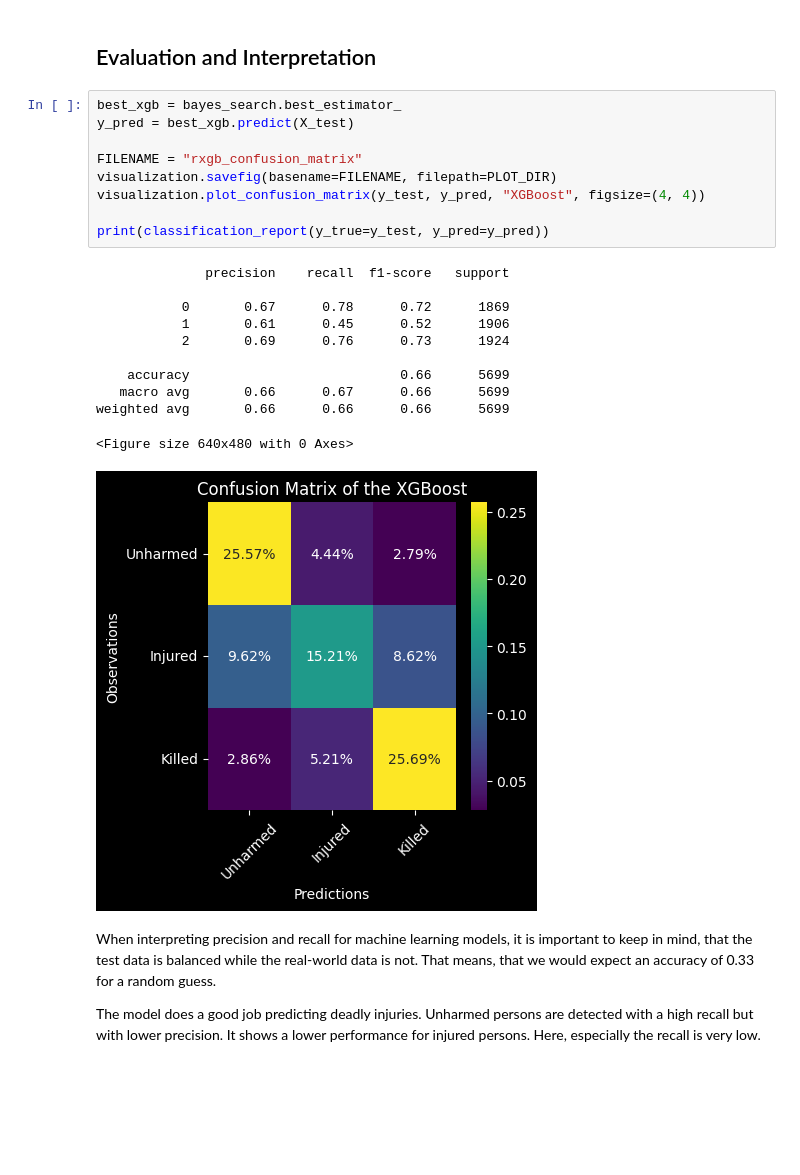
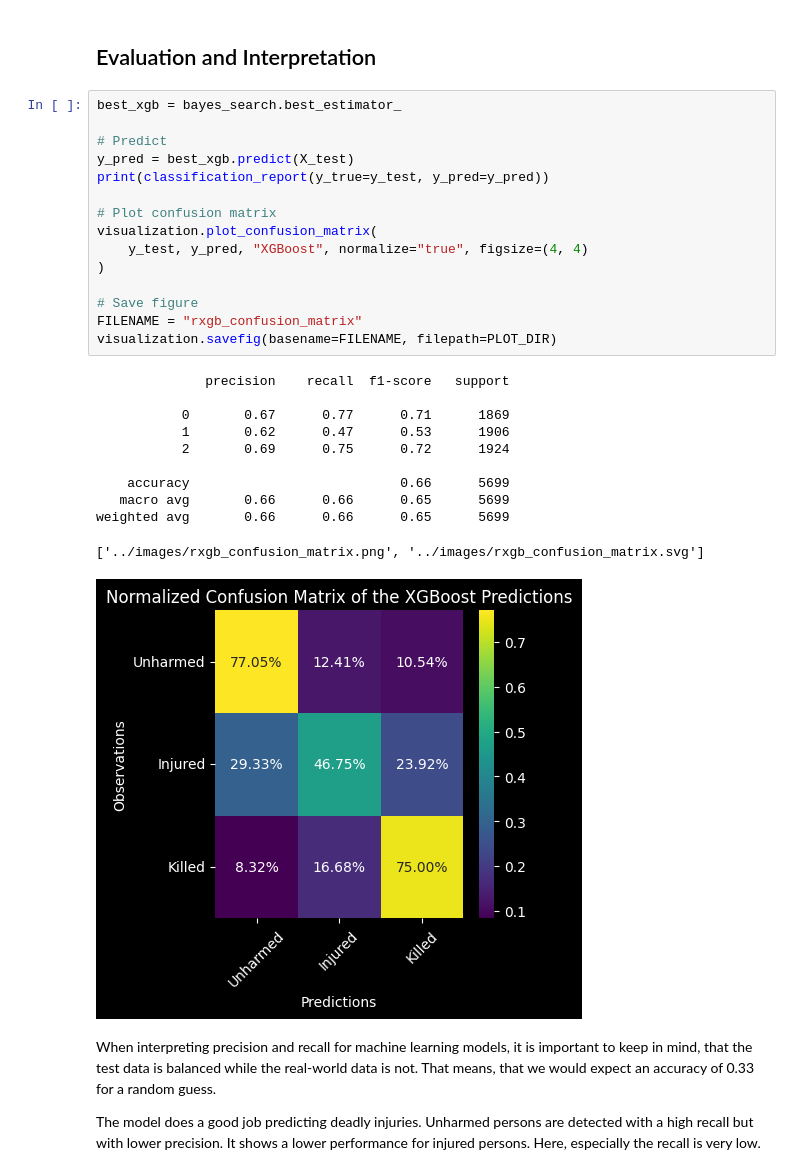
Before and after one commit to Langhammer/road-accidents-fr, a Jupyter notebook: notebooks/VIEW_nb_3.ipynb, the cells around one changed output. Saved outputs shown, nothing was run; the diff lists cells and outputs as text; blank space fills up the shorter version.

```diff
--- a/notebooks/VIEW_nb_3.ipynb
+++ b/notebooks/VIEW_nb_3.ipynb
@@ -222,25 +223,31 @@ BayesSearchCV(cv=5,
 ## Evaluation and Interpretation
 # %%
 best_xgb = bayes_search.best_estimator_
+
+# Predict
 y_pred = best_xgb.predict(X_test)
+print(classification_report(y_true=y_test, y_pred=y_pred))
 
+# Plot confusion matrix
+visualization.plot_confusion_matrix(
+    y_test, y_pred, "XGBoost", normalize="true", figsize=(4, 4)
+)
+
+# Save figure
 FILENAME = "rxgb_confusion_matrix"
 visualization.savefig(basename=FILENAME, filepath=PLOT_DIR)
-visualization.plot_confusion_matrix(y_test, y_pred, "XGBoost", figsize=(4, 4))
-
-print(classification_report(y_true=y_test, y_pred=y_pred))
 # %% [output]
               precision    recall  f1-score   support
 
-           0       0.67      0.78      0.72      1869
-           1       0.61      0.45      0.52      1906
-           2       0.69      0.76      0.73      1924
+           0       0.67      0.77      0.71      1869
+           1       0.62      0.47      0.53      1906
+           2       0.69      0.75      0.72      1924
 
     accuracy                           0.66      5699
-   macro avg       0.66      0.67      0.66      5699
-weighted avg       0.66      0.66      0.66      5699
+   macro avg       0.66      0.66      0.65      5699
+weighted avg       0.66      0.66      0.65      5699
-<Figure size 640x480 with 0 Axes>
+['../images/rxgb_confusion_matrix.png', '../images/rxgb_confusion_matrix.svg']
-[figure, old version]
+[figure, new version]
 # %% [markdown]
 When interpreting precision and recall for machine learning models, it is important to keep in
 mind, that the test data is balanced while the real-world data is not. That means, that we would
```
Also changed, not shown: parts of 6 cells of this notebook, 3 other files.
